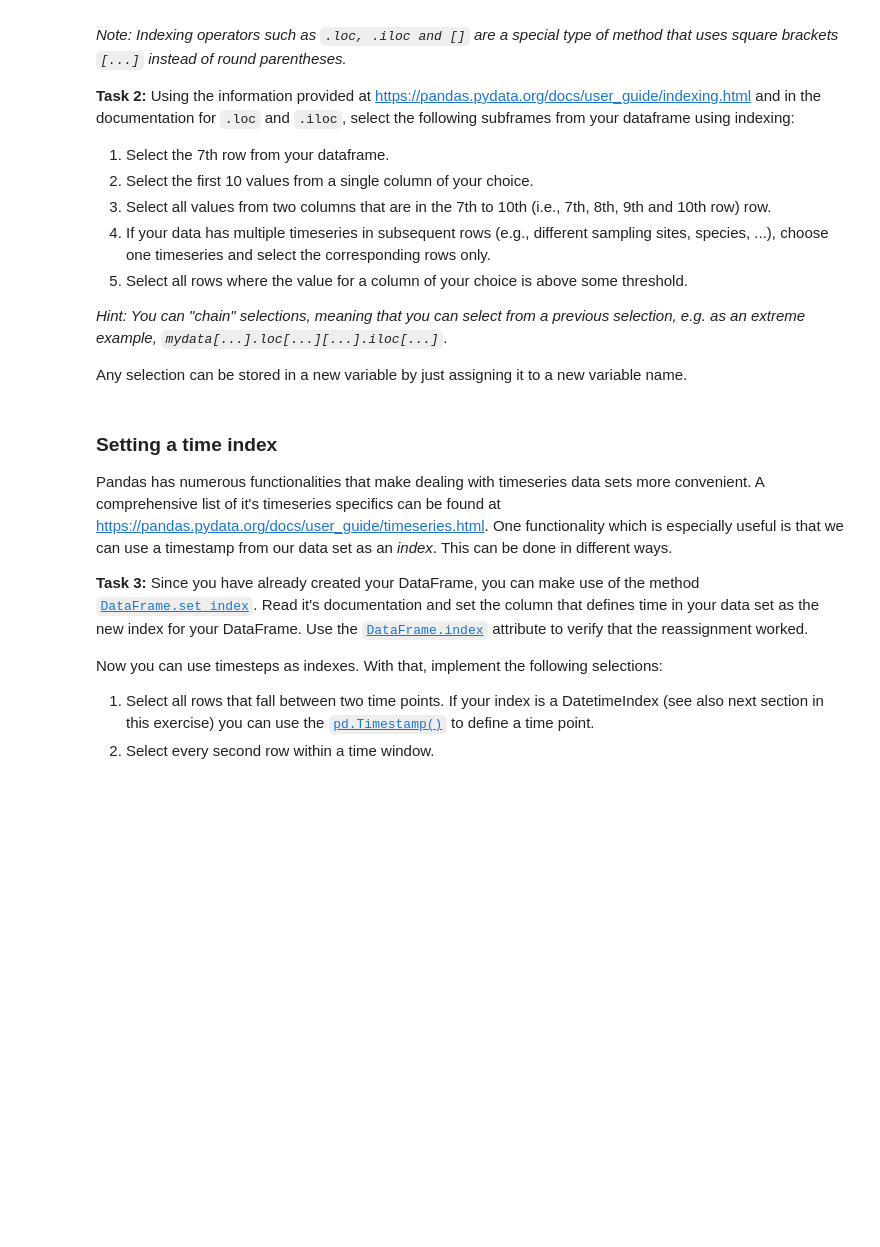
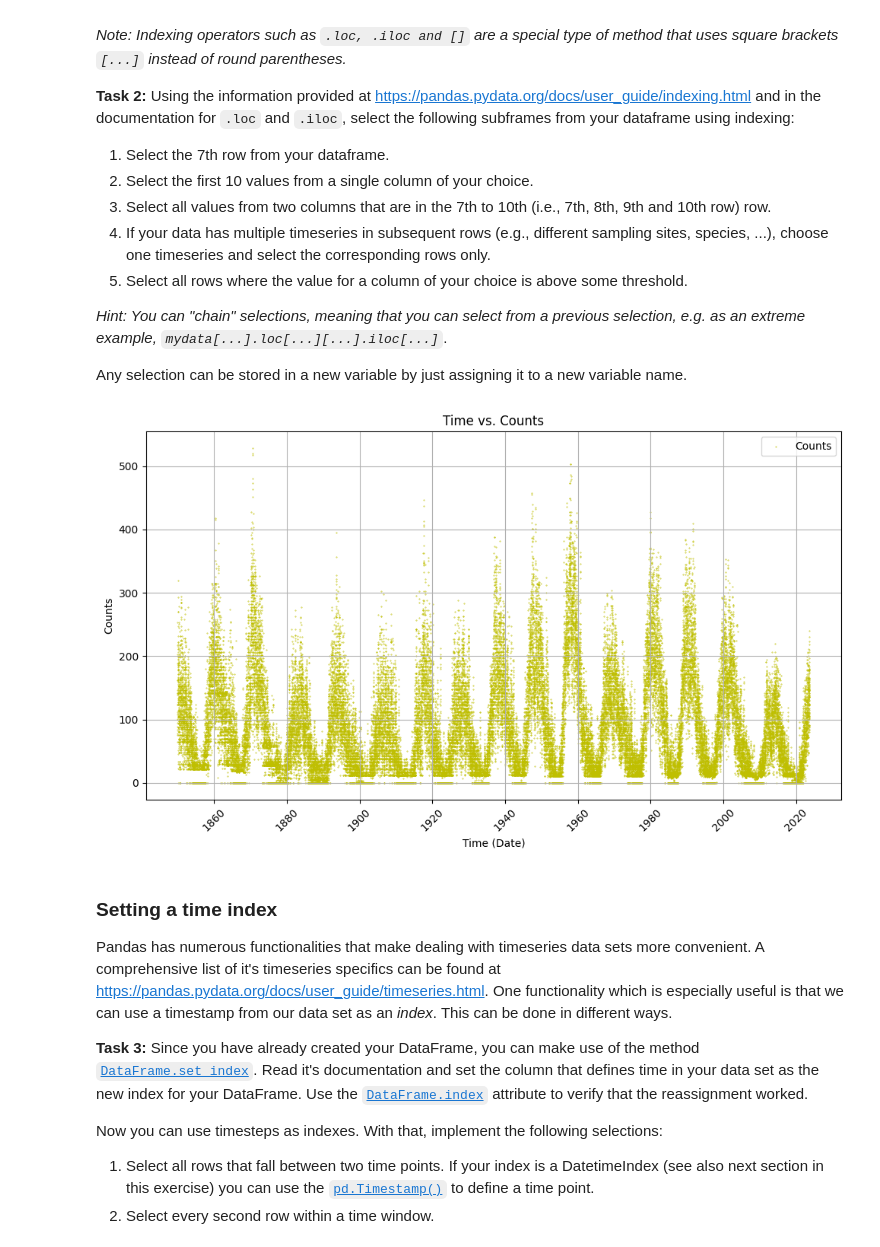
Before and after one commit to DanilGutak/Quantitative-analysis-of-time-series-and-population-data, a Jupyter notebook: exercise1.ipynb, the cells around one changed output. Cells and saved outputs as stored; diff of their text form; code cells hidden in the pictures; blank space fills up the shorter version.

Commit message:
added basic scatter plot

```diff
--- a/exercise1.ipynb
+++ b/exercise1.ipynb
@@ -92,7 +94,7 @@ Now we are ready to load our data and turn it into a `DataFrame` object (i.e., P
 
 *Hint: You may need to specify the `sep` parameter to tell pandas how to separate the columns in your csv-file, and the `comment` or `skiprows` parameter to ignore lines at the beginning of the csv-file that do not contain tabular data.*
 # %%
-mydata = pd.read_csv(...) # TODO
+df = pd.read_csv("/content/daily_sunspots_time_series_1850_2023.csv") # TODO
 # %% [markdown]
 An easy way to view the first and last few rows of a dataframe is by running the methods [`DataFrame.head`](https://pandas.pydata.org/docs/reference/api/pandas.DataFrame.head.html) or [`DataFrame.tail`](https://pandas.pydata.org/docs/reference/api/pandas.DataFrame.tail.html) on our DataFrame object. Let's do that.
 # %%
@@ -126,3 +133,21 @@ Any selection can be stored in a new variable by just assigning it to a new vari
+# %%
+df['date'] = pd.to_datetime(df['date'])
+
+# Plotting
+plt.figure(figsize=(10, 6))
+plt.scatter(df['date'], df['counts'], marker='.',s = 0.5, linestyle='-', color='y', label='Counts')
+plt.title('Time vs. Counts')
+plt.xlabel('Time (Date)')
+plt.ylabel('Counts')
+plt.grid(True)
+plt.legend()
+plt.xticks(rotation=45)  # Rotate x-axis labels for better readability
+plt.tight_layout()
+
+# Show the plot
+plt.show()
+# %% [output]
+[figure, added]
 # %% [markdown]
 ### Setting a time index
 
```
Also changed, not shown: parts of 6 cells of this notebook.
